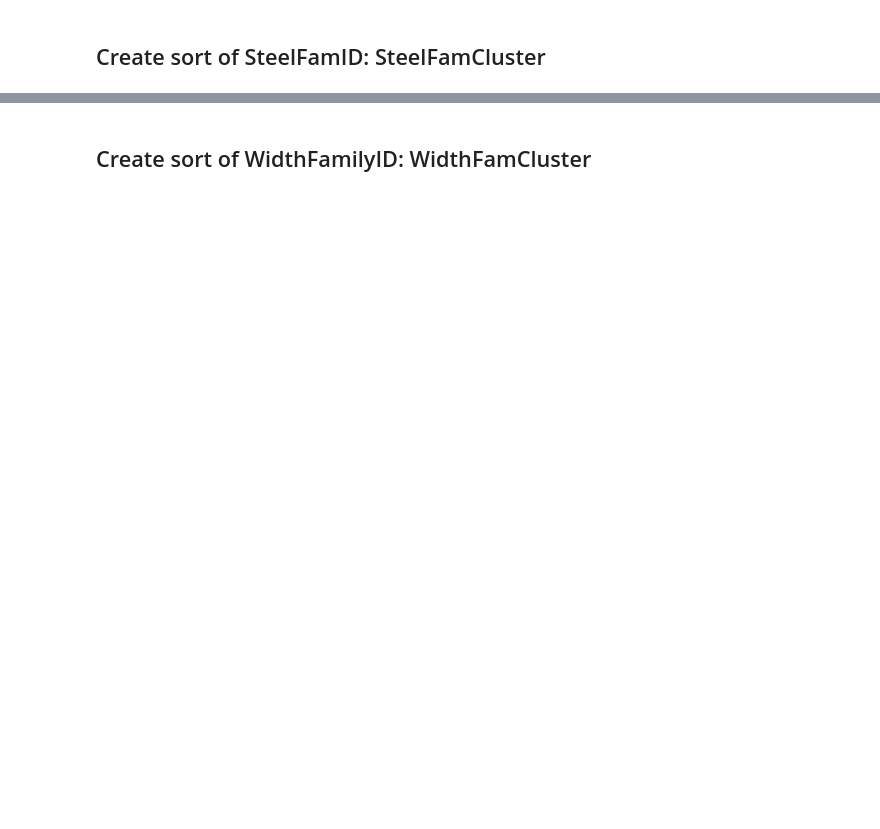
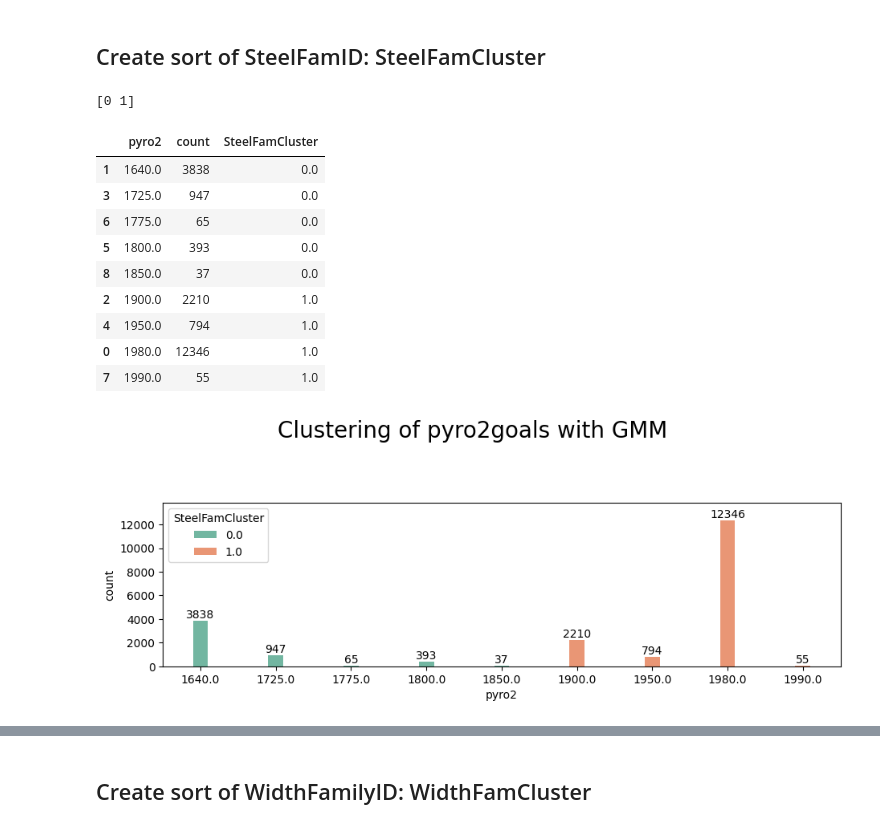
Before and after one commit to Jorgesd13/AP1, a Jupyter notebook: EDAproject/EDAMV_new.ipynb, the cells around one changed output, grey strips where cells are left out. Saved outputs shown, nothing was run; the diff lists cells and outputs as text; code cells hidden in the pictures; blank space fills up the shorter version.

```diff
--- a/EDAproject/EDAMV_new.ipynb
+++ b/EDAproject/EDAMV_new.ipynb
@@ -26,2 +76,10 @@ with open("dfXY.pickle", "rb") as infile:
+# %%
+####CHECK STORED DF#####
+# Deserialization
+with open("dfXY_coils.pickle", "rb") as infile:
+    dfXY_coilsPickle = pickle.load(infile)
+#print("Reconstructed object", dfXYPickle)
+dfXY = dfXYPickle.copy()
 # %%
-dfXY = dfXYPickle.copy()
+dfXY_coils = dfXY_coilsPickle.copy()
+dfXY_coils
@@ -32,7 +122,3 @@ dfXY.head()
 #dfXY.dtypes
 # %%
 dfXYold=dfXY.copy()
-# %%
-#Remove steelgradeid
-dfSteelGradeID=dfXY.SteelGradeID.copy()
-dfXY.drop("SteelGradeID",inplace=True,axis=1)
@@ -38,0 +127,2 @@ dfXY.drop("SteelGradeID",inplace=True,axis=1)
+# %%
+dfXY["AP1_FurnaceCoilID"] = dfXY_coils[dfXY.index]
@@ -139,34 +316,47 @@ fig.suptitle("Clustering of pyro2goals with GMM",fontsize=20)
 clusteringGMM_Long = pd.DataFrame(dfXY.pyro2,columns=['pyro2'])#.reset_index(drop=True)
 for t in dfXY.index:
     if np.isnan(clusteringGMM_Long.loc[t,"pyro2"]):
         clusteringGMM_Long.loc[t,"SteelFamCluster"] = np.nan
     else:
         clusteringGMM_Long.loc[t,"SteelFamCluster"] = clustersGMM[c]
         c+=1
-clusteringGMM=pd.merge(right=clusteringGMM_Long.drop_duplicates().reset_index(drop=True),left=pd.DataFrame(dfXY.pyro2.value_counts()).reset_index(), how='inner',on='pyro2').sort_values(by=['pyro2'])
+clusteringGMM=pd.merge(right=clusteringGMM_Long.drop_duplicates().reset_index(drop=True),left=pd.DataFrame(dfXY.pyro2.value_counts().reset_index()).rename(columns= {"index":"pyro2","pyro2":"count"}), how='inner',on='pyro2').sort_values(by=['pyro2'])
 
 #Plor barplot
 sns.barplot(data=clusteringGMM,x='pyro2',y='count',hue='SteelFamCluster',palette="Set2",width=.2,ax=ax)#,ax=ax[1]
 #Add labels
 barRectangles = ax.patches
 labels = clusteringGMM['count'].values
 label_i=0
 #Cannot loop through zip(barRectangles,labels) bc barRect is larger as there are rect in the bins with 0 counts
 for rect in barRectangles:#zip()stop when the shortest list ends, iterate through rect bars
     height = rect.get_height()
     if height != 0:
         #print(rect.get_x(),height+6,label)
         ax.text(x=rect.get_x()+rect.get_width()/2,y=height+6,s=str(int(height)),ha="center",va="bottom",color="black",fontsize=10)#s=str(labels[label_i])
         label_i+=1
 
 #Make room for all labels in plot
 ax.set_ylim(top=max(labels)+1500)
 #Other way, but not centered horizontally as u dont have the width of the bars
 #for index, value in dfXY.pyro2.value_counts().sort_index().items():
 #    axes[r,c].text(x=index, y=value, s=value, color='yellow', ha='center')
 
 fig.tight_layout(pad=3)
 clusteringGMM
+# %% [output]
+[0 1]
+|  | pyro2 | count | SteelFamCluster |
+| 1 | 1640.0 | 3838 | 0.0 |
+| 3 | 1725.0 | 947 | 0.0 |
+| 6 | 1775.0 | 65 | 0.0 |
+| 5 | 1800.0 | 393 | 0.0 |
+| 8 | 1850.0 | 37 | 0.0 |
+| 2 | 1900.0 | 2210 | 1.0 |
+| 4 | 1950.0 | 794 | 1.0 |
+| 0 | 1980.0 | 12346 | 1.0 |
+| 7 | 1990.0 | 55 | 1.0 |
+[figure, added]
 # %%
 #Assign meaningfull labels to clusters
 a=pd.DataFrame(modelGMM.means_,columns=["center"]).assign(label = lambda x: x.iloc[:,0].map(lambda y: "HighGoal" if y==x.max()[0] else "LowGoal")).reset_index(names="cluster")
```
Also changed, not shown: parts of 50 cells of this notebook, 11 other files.
